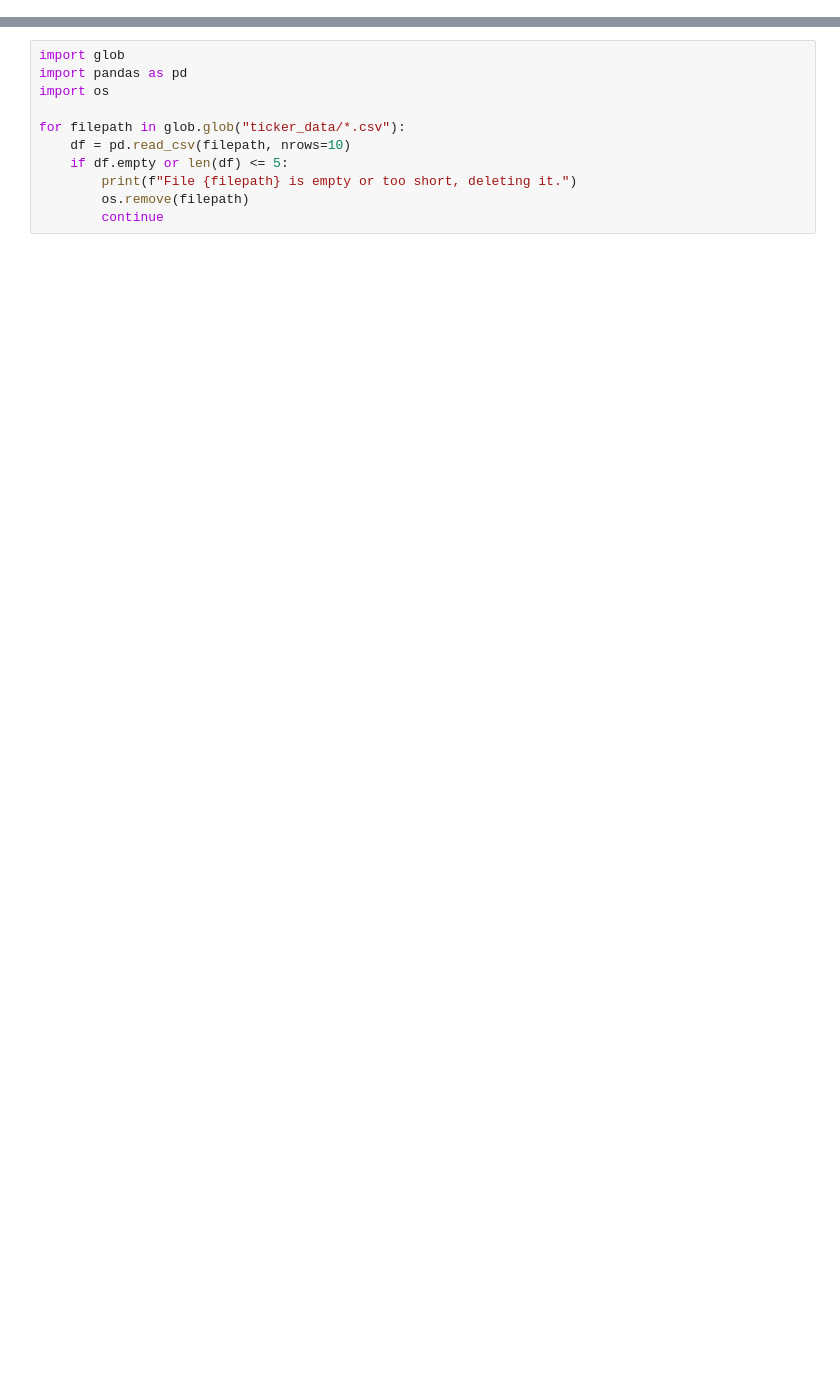
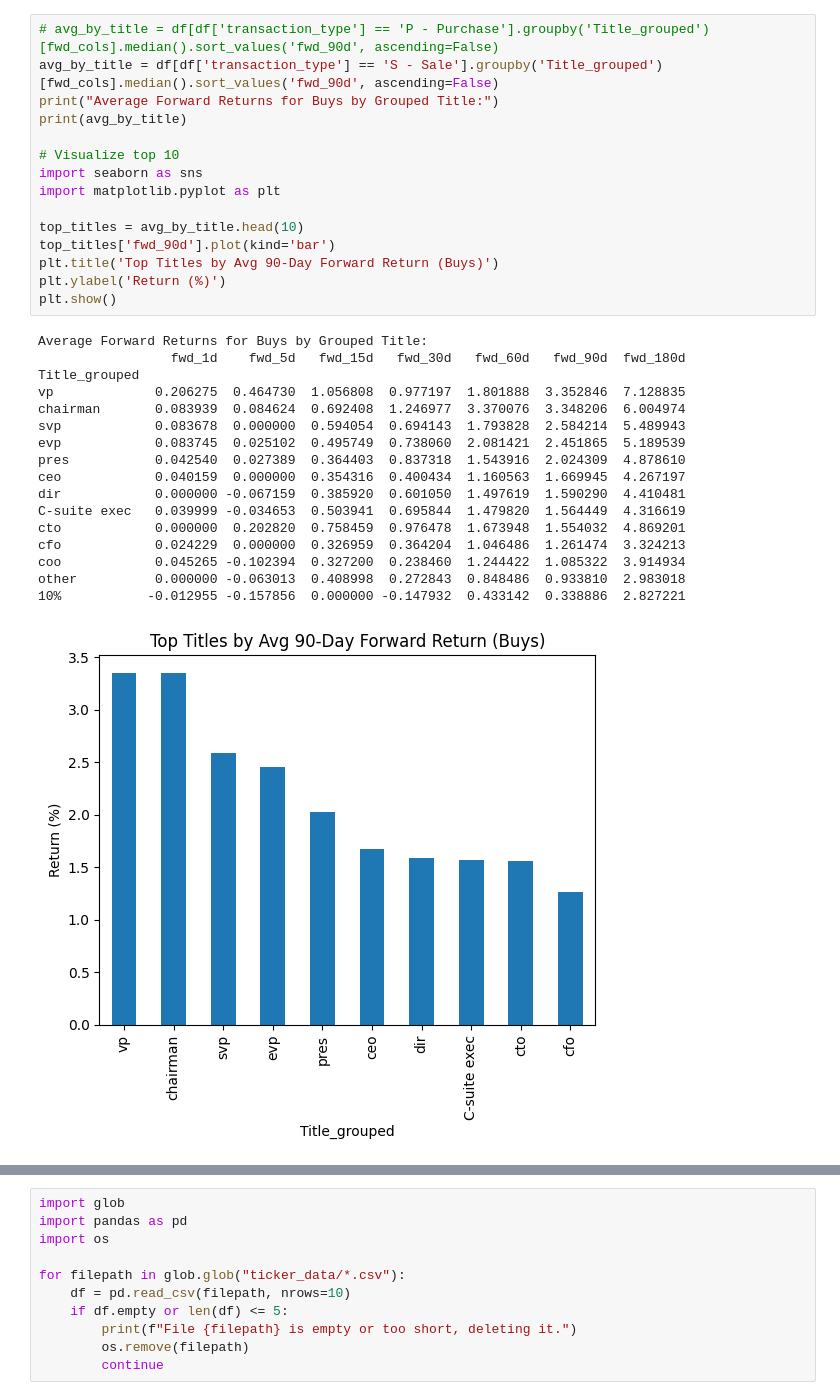
Before and after one commit to wescules/insiderTradingAnalysis, a Jupyter notebook: analysis.ipynb, the cells around one changed output, grey strips where cells are left out. Cells and saved outputs as stored; diff of their text form; blank space fills up the shorter version.

```diff
--- a/analysis.ipynb
+++ b/analysis.ipynb
@@ -45,0 +167,33 @@ def get_ticker_price_history(ticker):
+# %%
+# avg_by_title = df[df['transaction_type'] == 'P - Purchase'].groupby('Title_grouped')[fwd_cols].median().sort_values('fwd_90d', ascending=False)
+avg_by_title = df[df['transaction_type'] == 'S - Sale'].groupby('Title_grouped')[fwd_cols].median().sort_values('fwd_90d', ascending=False)
+print("Average Forward Returns for Buys by Grouped Title:")
+print(avg_by_title)
+
+# Visualize top 10
+import seaborn as sns
+import matplotlib.pyplot as plt
+
+top_titles = avg_by_title.head(10)
+top_titles['fwd_90d'].plot(kind='bar')
+plt.title('Top Titles by Avg 90-Day Forward Return (Buys)')
+plt.ylabel('Return (%)')
+plt.show()
+# %% [output]
+Average Forward Returns for Buys by Grouped Title:
+                 fwd_1d    fwd_5d   fwd_15d   fwd_30d   fwd_60d   fwd_90d  fwd_180d
+Title_grouped
+vp             0.206275  0.464730  1.056808  0.977197  1.801888  3.352846  7.128835
+chairman       0.083939  0.084624  0.692408  1.246977  3.370076  3.348206  6.004974
+svp            0.083678  0.000000  0.594054  0.694143  1.793828  2.584214  5.489943
+evp            0.083745  0.025102  0.495749  0.738060  2.081421  2.451865  5.189539
+pres           0.042540  0.027389  0.364403  0.837318  1.543916  2.024309  4.878610
+ceo            0.040159  0.000000  0.354316  0.400434  1.160563  1.669945  4.267197
+dir            0.000000 -0.067159  0.385920  0.601050  1.497619  1.590290  4.410481
+C-suite exec   0.039999 -0.034653  0.503941  0.695844  1.479820  1.564449  4.316619
+cto            0.000000  0.202820  0.758459  0.976478  1.673948  1.554032  4.869201
+cfo            0.024229  0.000000  0.326959  0.364204  1.046486  1.261474  3.324213
+coo            0.045265 -0.102394  0.327200  0.238460  1.244422  1.085322  3.914934
+other          0.000000 -0.063013  0.408998  0.272843  0.848486  0.933810  2.983018
+10%           -0.012955 -0.157856  0.000000 -0.147932  0.433142  0.338886  2.827221
+[figure, added]
```
Also changed, not shown: parts of 18 cells of this notebook, 4 other files.
